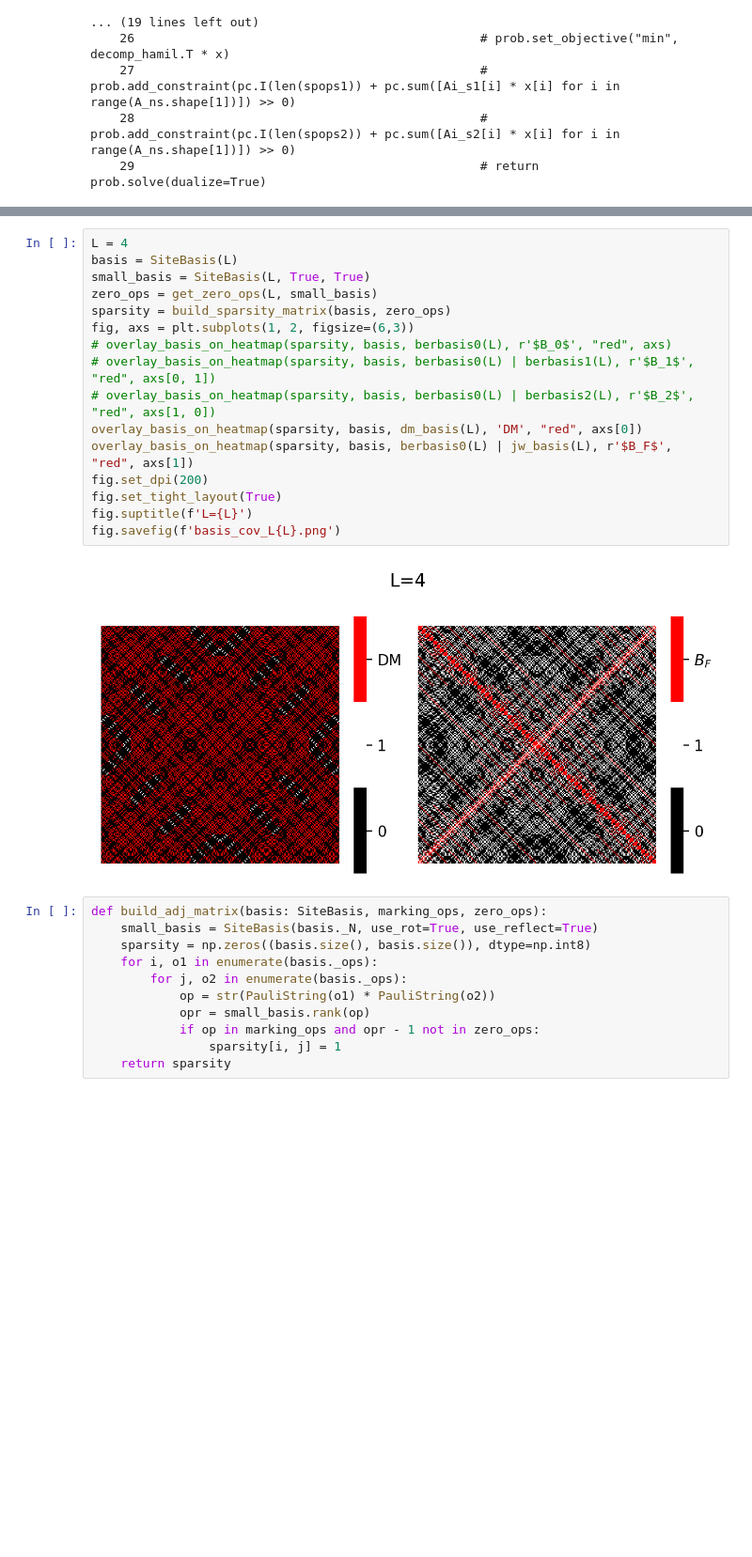
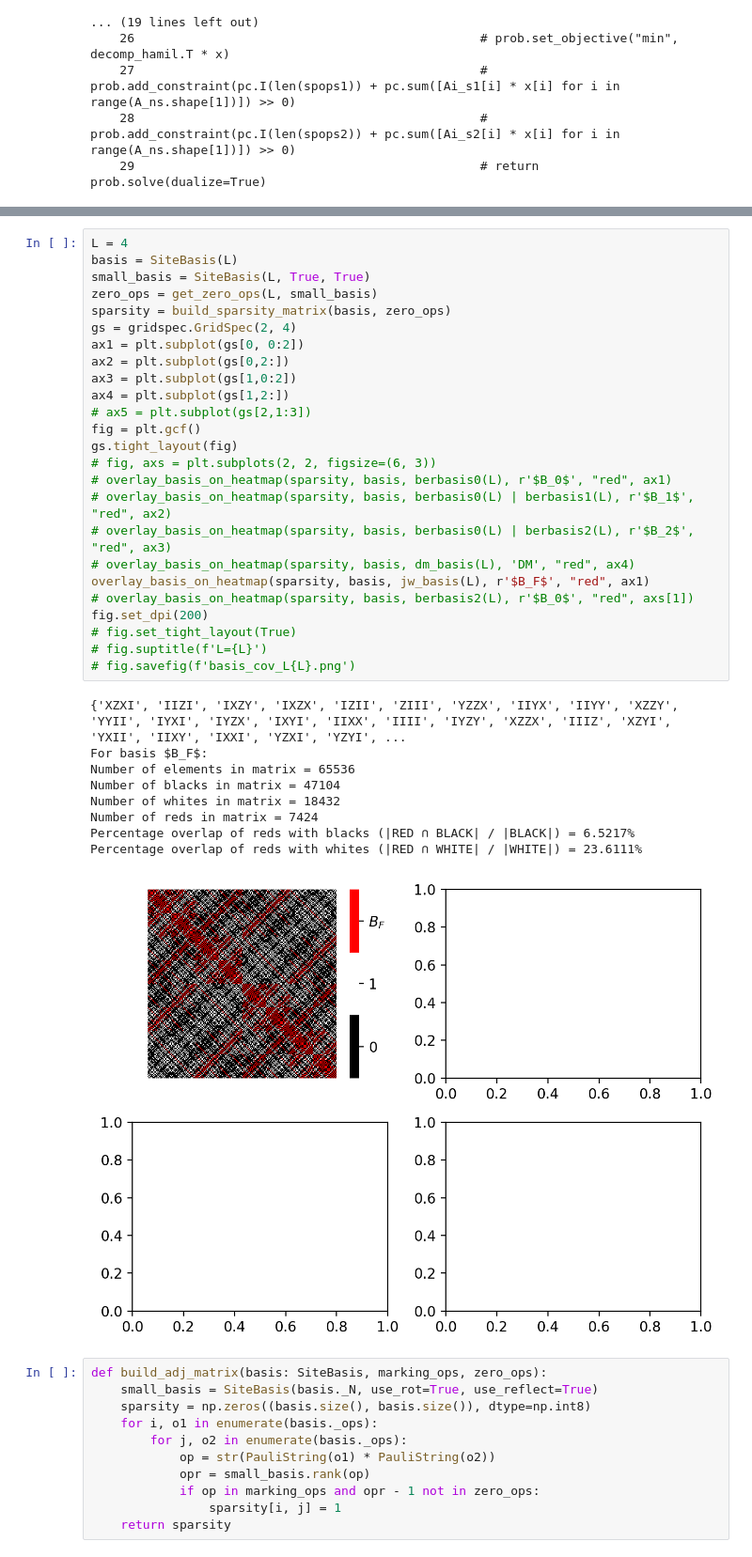
Before and after one commit to Newtech66/mtp-matrix-bootstrap, a Jupyter notebook: ising/ising-basis-reduction-experiments.ipynb, the cells around one changed output, grey strips where cells are left out. Shown at 94% size. Drawn from its saved outputs; the diff is of its cells as text; blank space fills up the shorter version.

```diff
--- a/ising/ising-basis-reduction-experiments.ipynb
+++ b/ising/ising-basis-reduction-experiments.ipynb
@@ -715,21 +757,38 @@ def dm_basis(L):
 # %%
 L = 4
 basis = SiteBasis(L)
 small_basis = SiteBasis(L, True, True)
 zero_ops = get_zero_ops(L, small_basis)
 sparsity = build_sparsity_matrix(basis, zero_ops)
-fig, axs = plt.subplots(1, 2, figsize=(6,3))
-# overlay_basis_on_heatmap(sparsity, basis, berbasis0(L), r'$B_0$', "red", axs)
-# overlay_basis_on_heatmap(sparsity, basis, berbasis0(L) | berbasis1(L), r'$B_1$', "red", axs[0, 1])
-# overlay_basis_on_heatmap(sparsity, basis, berbasis0(L) | berbasis2(L), r'$B_2$', "red", axs[1, 0])
-overlay_basis_on_heatmap(sparsity, basis, dm_basis(L), 'DM', "red", axs[0])
-overlay_basis_on_heatmap(sparsity, basis, berbasis0(L) | jw_basis(L), r'$B_F$', "red", axs[1])
+gs = gridspec.GridSpec(2, 4)
+ax1 = plt.subplot(gs[0, 0:2])
+ax2 = plt.subplot(gs[0,2:])
+ax3 = plt.subplot(gs[1,0:2])
+ax4 = plt.subplot(gs[1,2:])
+# ax5 = plt.subplot(gs[2,1:3])
+fig = plt.gcf()
+gs.tight_layout(fig)
+# fig, axs = plt.subplots(2, 2, figsize=(6, 3))
+# overlay_basis_on_heatmap(sparsity, basis, berbasis0(L), r'$B_0$', "red", ax1)
+# overlay_basis_on_heatmap(sparsity, basis, berbasis0(L) | berbasis1(L), r'$B_1$', "red", ax2)
+# overlay_basis_on_heatmap(sparsity, basis, berbasis0(L) | berbasis2(L), r'$B_2$', "red", ax3)
+# overlay_basis_on_heatmap(sparsity, basis, dm_basis(L), 'DM', "red", ax4)
+overlay_basis_on_heatmap(sparsity, basis, jw_basis(L), r'$B_F$', "red", ax1)
+# overlay_basis_on_heatmap(sparsity, basis, berbasis2(L), r'$B_0$', "red", axs[1])
 fig.set_dpi(200)
-fig.set_tight_layout(True)
-fig.suptitle(f'L={L}')
-fig.savefig(f'basis_cov_L{L}.png')
+# fig.set_tight_layout(True)
+# fig.suptitle(f'L={L}')
+# fig.savefig(f'basis_cov_L{L}.png')
 # %% [output]
+{'XZXI', 'IIZI', 'IXZY', 'IXZX', 'IZII', 'ZIII', 'YZZX', 'IIYX', 'IIYY', 'XZZY', 'YYII', 'IYXI', 'IYZX', 'IXYI', 'IIXX', 'IIII', 'IYZY', 'XZZX', 'IIIZ', 'XZYI', 'YXII', 'IIXY', 'IXXI', 'YZXI', 'YZYI', ...
+For basis $B_F$:
+Number of elements in matrix = 65536
+Number of blacks in matrix = 47104
+Number of whites in matrix = 18432
+Number of reds in matrix = 7424
+Percentage overlap of reds with blacks (|RED ∩ BLACK| / |BLACK|) = 6.5217%
+Percentage overlap of reds with whites (|RED ∩ WHITE| / |WHITE|) = 23.6111%
-[figure, old version]
+[figure, new version]
 # %%
 def build_adj_matrix(basis: SiteBasis, marking_ops, zero_ops):
     small_basis = SiteBasis(basis._N, use_rot=True, use_reflect=True)
```
Also changed, not shown: parts of 2 cells of this notebook, 11 other files.
